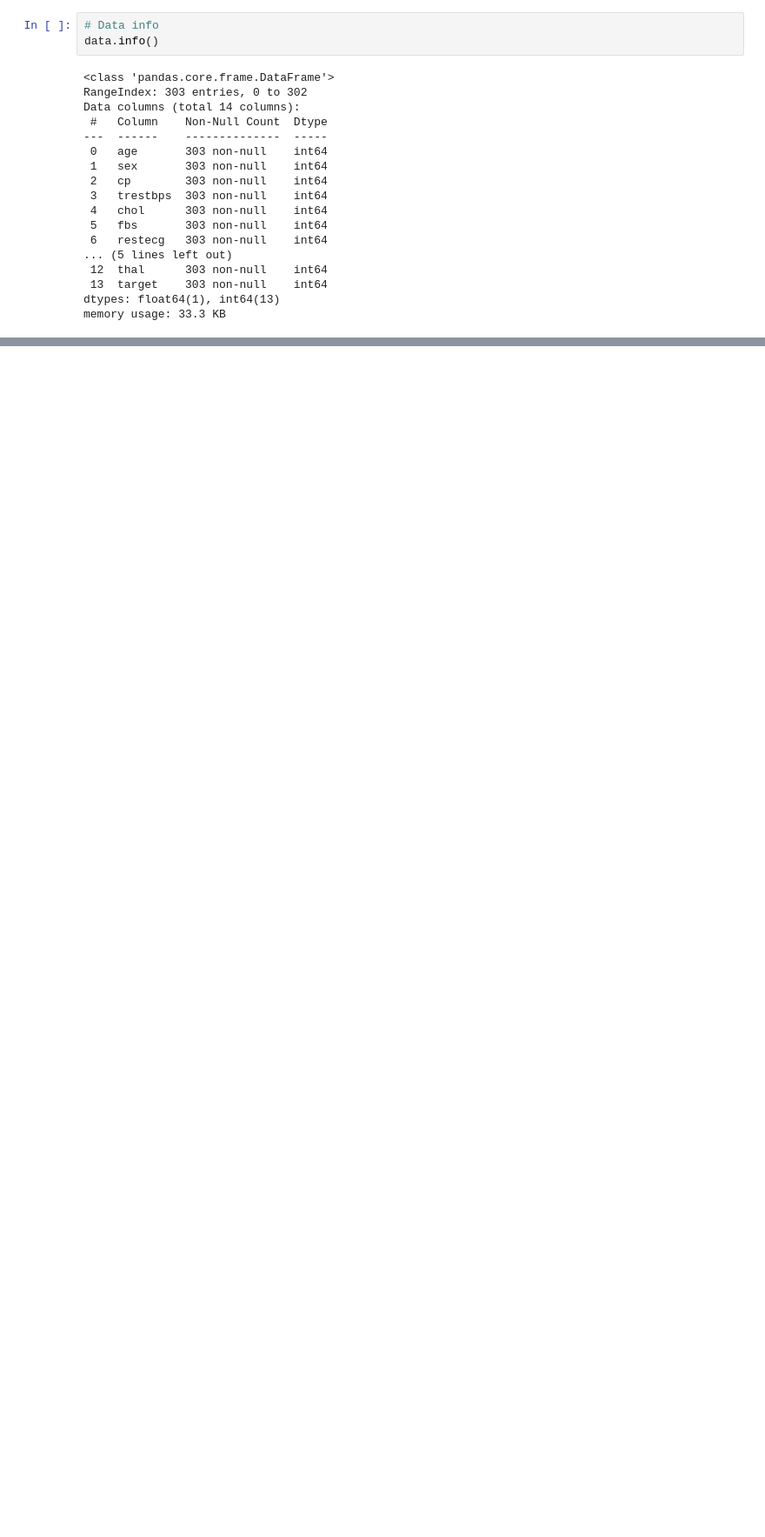
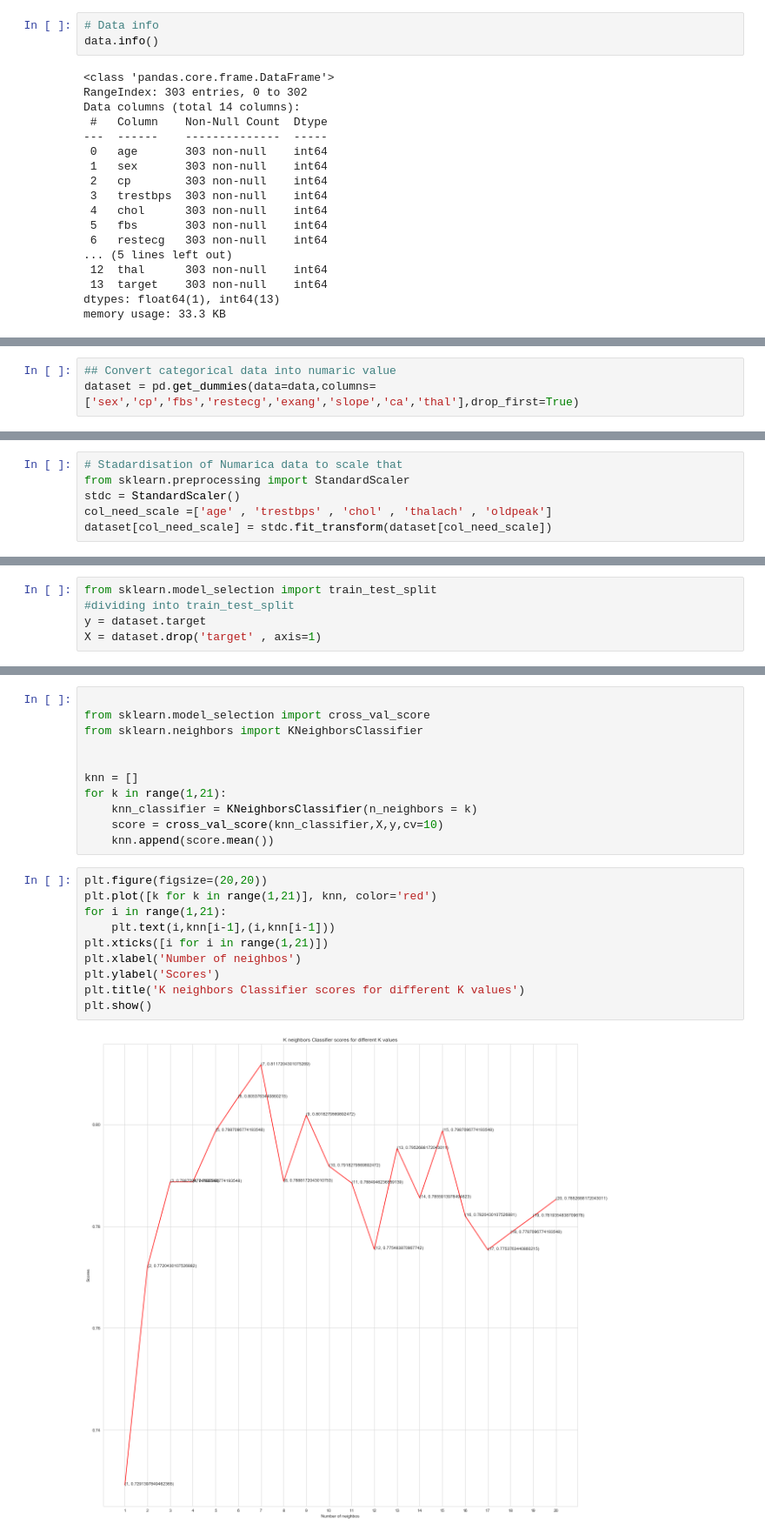
Before and after one commit to soumyadeep28/Data-Science, a Jupyter notebook: Internship_Mock_Projects/Projects/Heart_Disease/Heart Disease Prediction.ipynb, the cells around one changed output, grey strips where cells are left out. Shown: that part at 87% size. Cells and saved outputs as stored; diff of their text form; blank space fills up the shorter version.

```diff
--- a/Internship_Mock_Projects/Projects/Heart_Disease/Heart Disease Prediction.ipynb
+++ b/Internship_Mock_Projects/Projects/Heart_Disease/Heart Disease Prediction.ipynb
@@ -51,0 +155,3 @@ memory usage: 33.3 KB
+# %%
+## Convert categorical data into numaric value
+dataset = pd.get_dummies(data=data,columns=['sex','cp','fbs','restecg','exang','slope','ca','thal'],drop_first=True)
@@ -51,0 +167,6 @@ memory usage: 33.3 KB
+# %%
+# Stadardisation of Numarica data to scale that
+from sklearn.preprocessing import StandardScaler
+stdc = StandardScaler()
+col_need_scale =['age' , 'trestbps' , 'chol' , 'thalach' , 'oldpeak']
+dataset[col_need_scale] = stdc.fit_transform(dataset[col_need_scale])
@@ -51,0 +182,5 @@ memory usage: 33.3 KB
+# %%
+from sklearn.model_selection import train_test_split
+#dividing into train_test_split
+y = dataset.target
+X = dataset.drop('target' , axis=1)
@@ -51,0 +190,23 @@ memory usage: 33.3 KB
+# %%
+
+from sklearn.model_selection import cross_val_score
+from sklearn.neighbors import KNeighborsClassifier
+
+
+knn = []
+for k in range(1,21):
+    knn_classifier = KNeighborsClassifier(n_neighbors = k)
+    score = cross_val_score(knn_classifier,X,y,cv=10)
+    knn.append(score.mean())
+# %%
+plt.figure(figsize=(20,20))
+plt.plot([k for k in range(1,21)], knn, color='red')
+for i in range(1,21):
+    plt.text(i,knn[i-1],(i,knn[i-1]))
+plt.xticks([i for i in range(1,21)])
+plt.xlabel('Number of neighbos')
+plt.ylabel('Scores')
+plt.title('K neighbors Classifier scores for different K values')
+plt.show()
+# %% [output]
+[figure, added]
```
Also changed, not shown: parts of 25 cells of this notebook.
